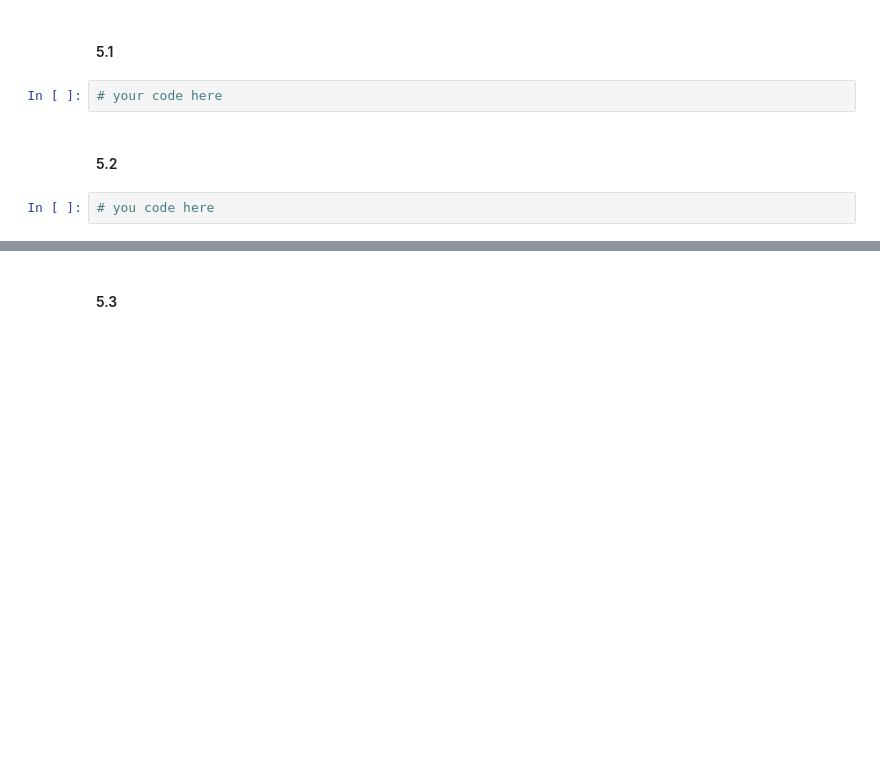
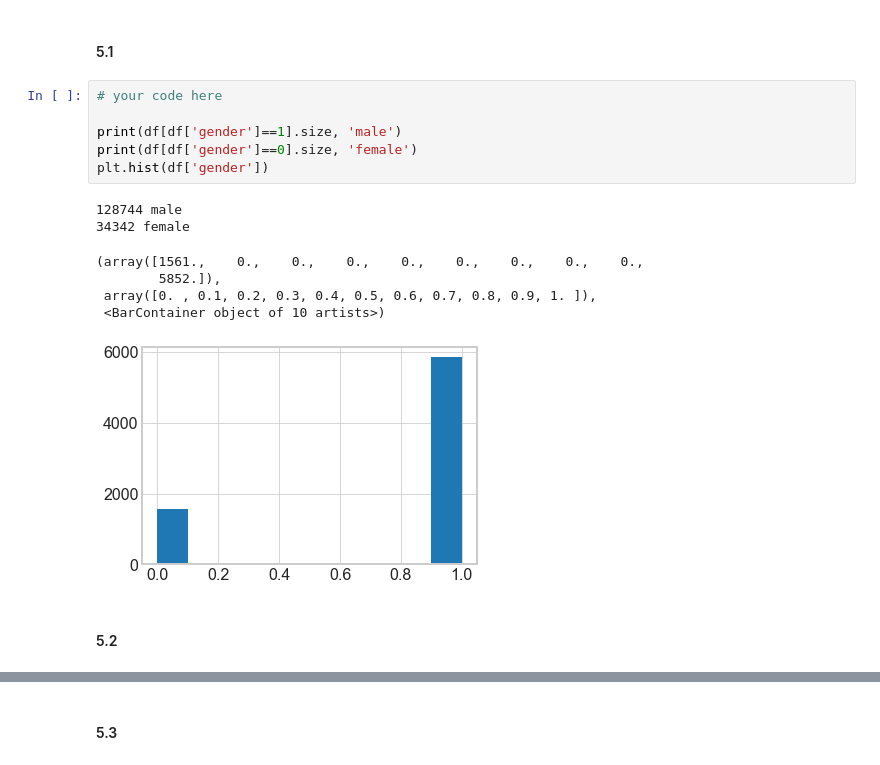
Before and after one commit to harimadhavan2000/HW1, a Jupyter notebook: AI1_HW1_Scaffold.ipynb, the cells around one changed output, grey strips where cells are left out. Drawn from its saved outputs; the diff is of its cells as text; blank space fills up the shorter version.

```diff
--- a/AI1_HW1_Scaffold.ipynb
+++ b/AI1_HW1_Scaffold.ipynb
@@ -726,8 +735,18 @@ Answer the below questions using plots & simple statistics
 # %% [markdown]
 #### 5.1
-# %%
-# your code here
+# %%
+# your code here
+
+print(df[df['gender']==1].size, 'male')
+print(df[df['gender']==0].size, 'female')
+plt.hist(df['gender'])
+# %% [output]
+128744 male
+34342 female
+(array([1561.,    0.,    0.,    0.,    0.,    0.,    0.,    0.,    0.,
+        5852.]),
+ array([0. , 0.1, 0.2, 0.3, 0.4, 0.5, 0.6, 0.7, 0.8, 0.9, 1. ]),
+ <BarContainer object of 10 artists>)
+[figure, added]
 # %% [markdown]
 #### 5.2
-# %%
-# you code here
```
Also changed, not shown: parts of 15 cells of this notebook, 1 other file.
